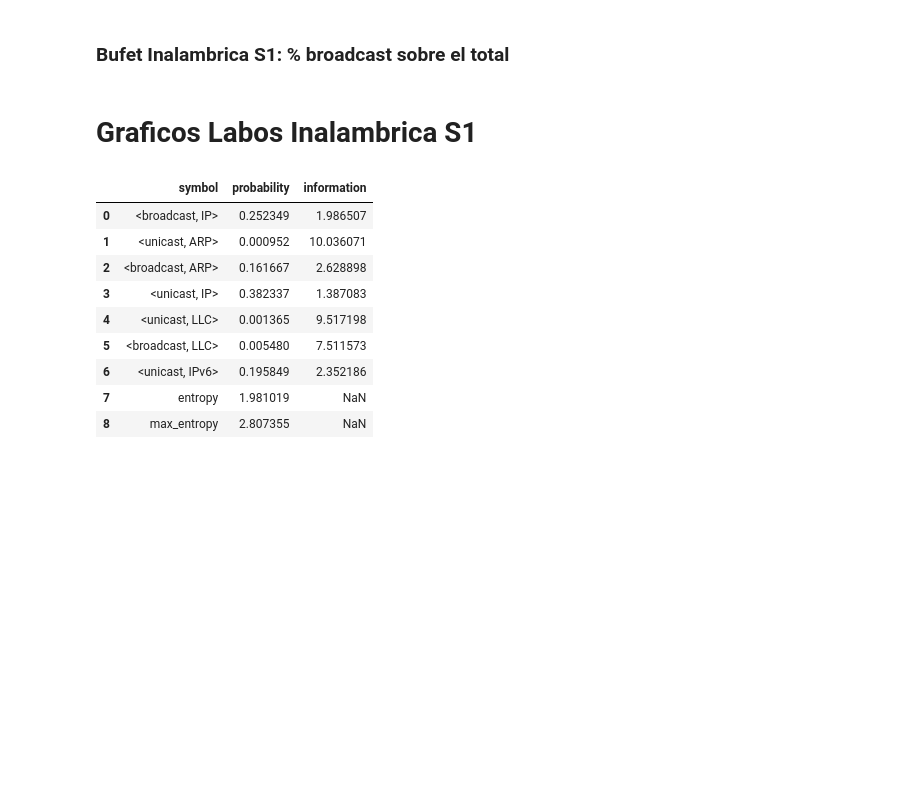
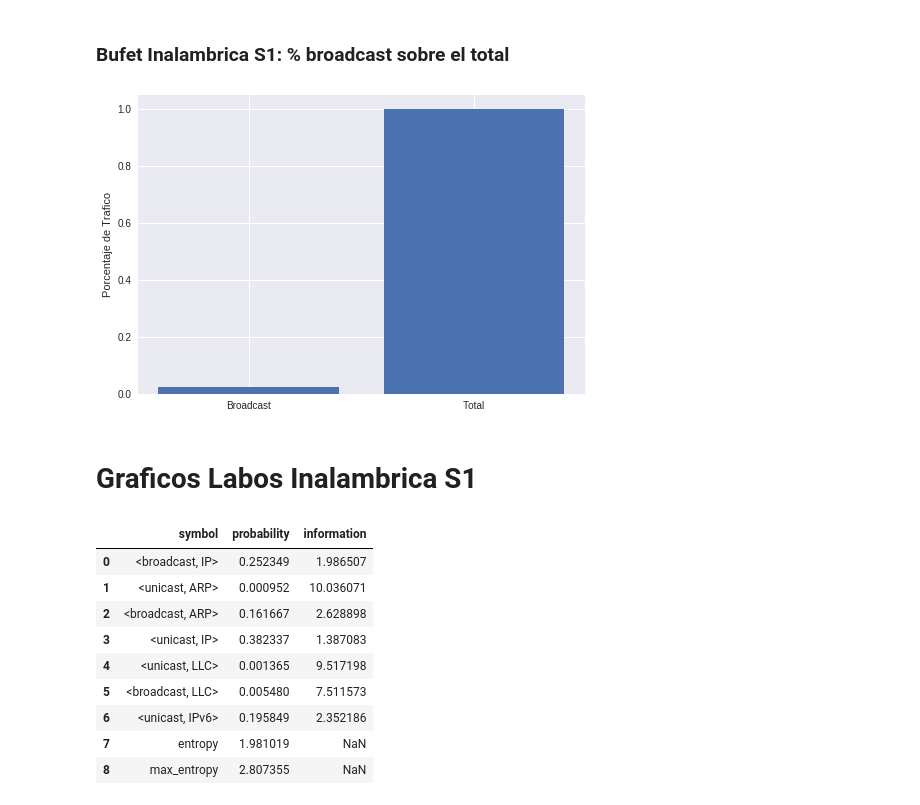
Before and after one commit to a-lavia/redes, a Jupyter notebook: tp1/tools/Graficos-s1.ipynb, the cells around one changed output. Cells and saved outputs as stored; diff of their text form; code cells hidden in the pictures; blank space fills up the shorter version.

```diff
--- a/tp1/tools/Graficos-s1.ipynb
+++ b/tp1/tools/Graficos-s1.ipynb
@@ -128,5 +146,23 @@ plt.show()
 # %% [markdown]
 ### Bufet Inalambrica S1: % broadcast sobre el total
+# %%
+# brBufet[0]= probabilidad del broadcast ; brBufet[1]= probabilidad total
+sumBrBufet = sum(dfTableBufet[dfTableBufet['symbol'].str.contains('broadcast')]['probability'])
+sumTotBufet = sum(dfTableBufet['probability'])
+brBufet = [sumBrBufet, sumTotBufet]
+
+mpl_fig = plt.figure()
+ax = mpl_fig.add_subplot(111)
+ax.set_ylabel('Porcentaje de Trafico')
+
+nombres = ['Broadcast', 'Total']
+
+plt.bar(range(len(brBufet)), brBufet, align='center')
+plt.xticks(range(len(nombres)), nombres)
+
+plt.show()
+# %% [output]
+[figure, added]
 # %% [markdown]
 # Graficos Labos Inalambrica S1
 # %%
```
Also changed, not shown: parts of 8 cells of this notebook.
